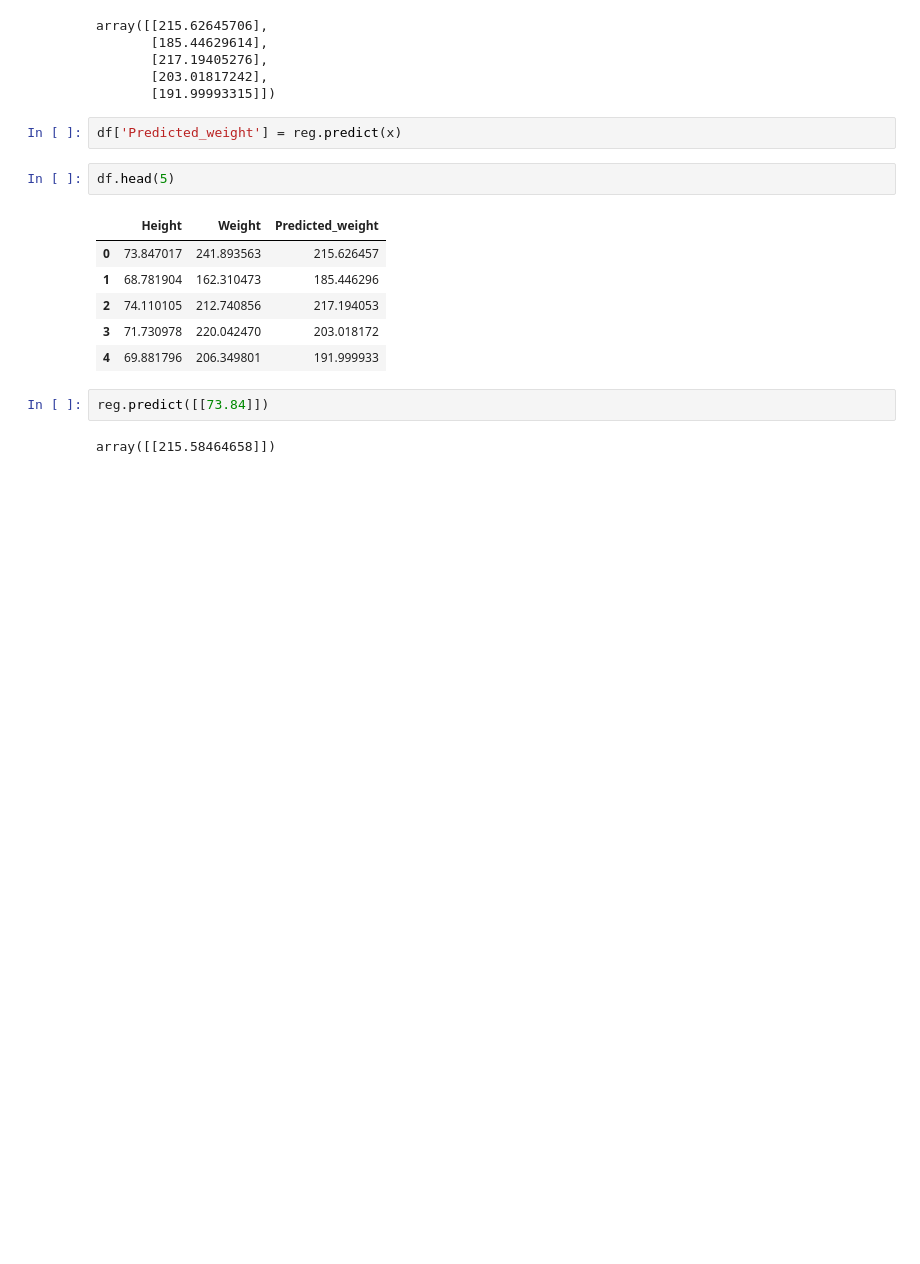
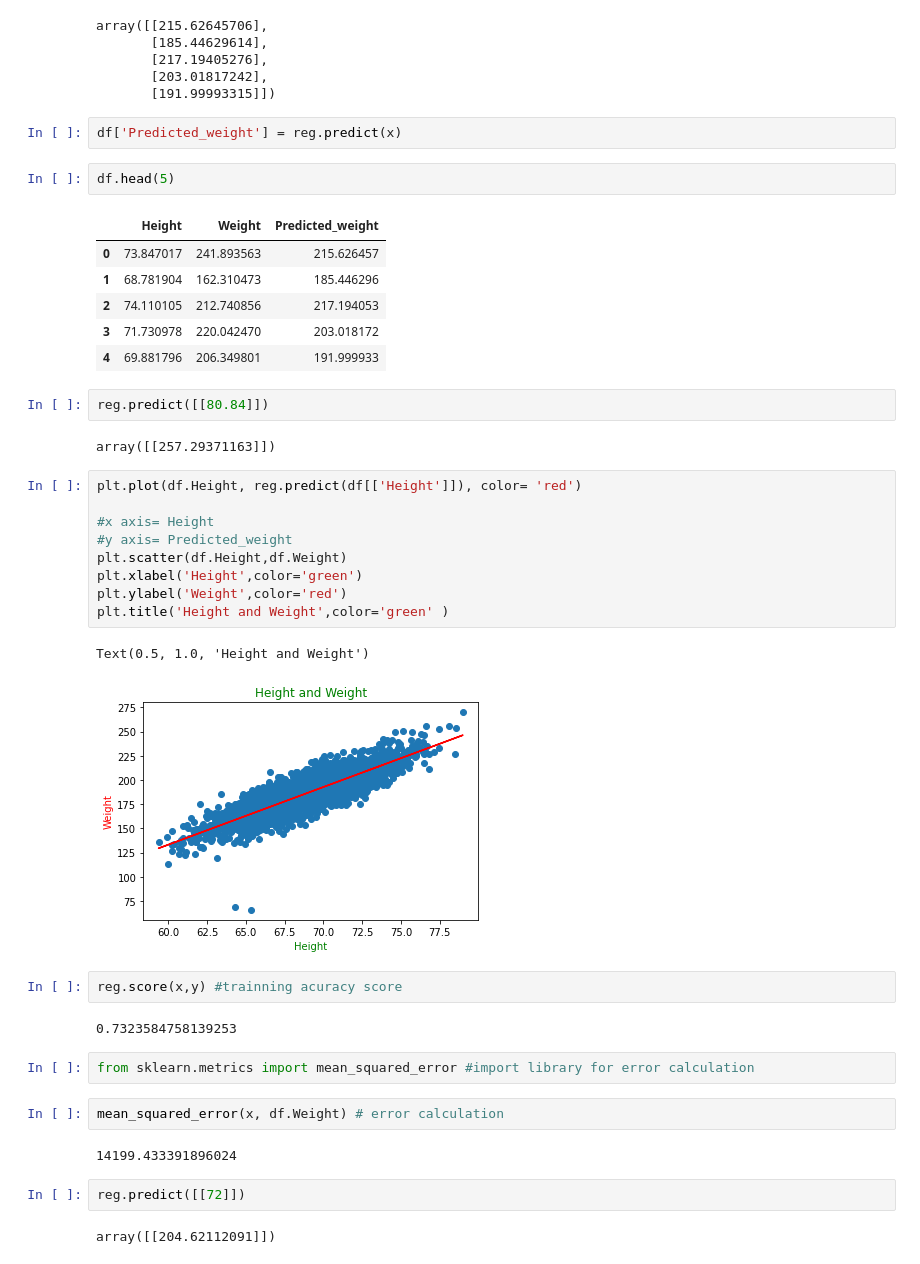
Before and after one commit to rabbi303/Python_Assignments, a Jupyter notebook: rabbi_ds_assignment_04.ipynb, the cells around one changed output. Cells and saved outputs as stored; diff of their text form; blank space fills up the shorter version.

```diff
--- a/rabbi_ds_assignment_04.ipynb
+++ b/rabbi_ds_assignment_04.ipynb
@@ -142,6 +142,32 @@ df.head(5)
 | 3 | 71.730978 | 220.042470 | 203.018172 |
 | 4 | 69.881796 | 206.349801 | 191.999933 |
 # %%
-reg.predict([[73.84]])
+reg.predict([[80.84]])
 # %% [output]
-array([[215.58464658]])
+array([[257.29371163]])
+# %%
+plt.plot(df.Height, reg.predict(df[['Height']]), color= 'red')
+
+#x axis= Height
+#y axis= Predicted_weight
+plt.scatter(df.Height,df.Weight)
+plt.xlabel('Height',color='green')
+plt.ylabel('Weight',color='red')
+plt.title('Height and Weight',color='green' )
+# %% [output]
+Text(0.5, 1.0, 'Height and Weight')
+[figure, added]
+# %%
+reg.score(x,y) #trainning acuracy score
+# %% [output]
+0.7323584758139253
+# %%
+from sklearn.metrics import mean_squared_error #import library for error calculation
+# %%
+mean_squared_error(x, df.Weight) # error calculation
+# %% [output]
+14199.433391896024
+# %%
+reg.predict([[72]])
+# %% [output]
+array([[204.62112091]])
```
